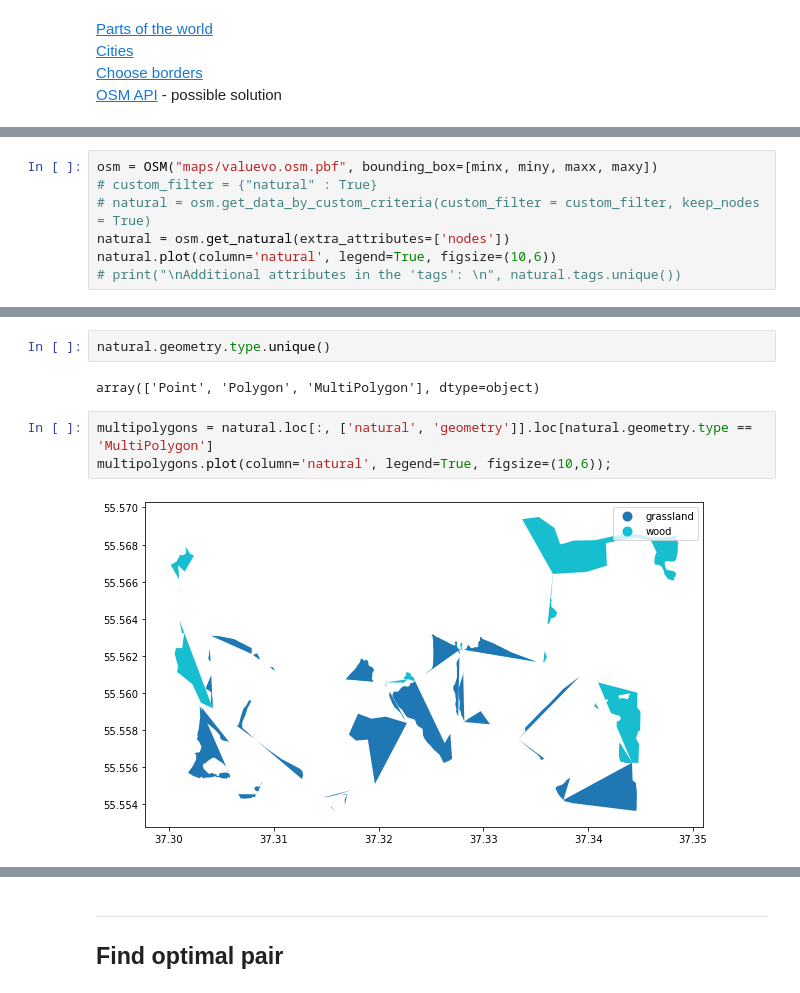
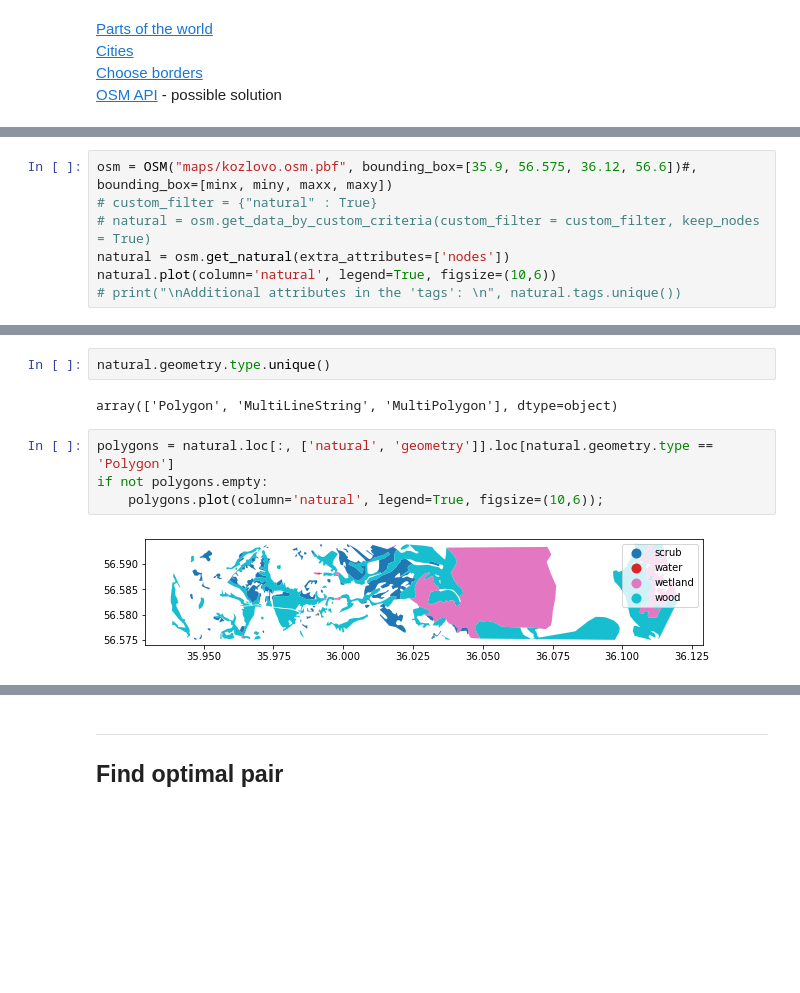
Before and after one commit to Denikozub/Offroad-routing-engine, a Jupyter notebook: Graph.ipynb, the cells around one changed output, grey strips where cells are left out. Saved outputs shown, nothing was run; the diff lists cells and outputs as text; blank space fills up the shorter version.

Commit message:
calculate strings

```diff
--- a/Graph.ipynb
+++ b/Graph.ipynb
@@ -46,7 +46,7 @@ maxy = 55.57
 bbox_width = maxx - minx
 bbox_length = maxy - miny
 # %%
-osm = OSM("maps/valuevo.osm.pbf", bounding_box=[minx, miny, maxx, maxy])
+osm = OSM("maps/kozlovo.osm.pbf", bounding_box=[35.9, 56.575, 36.12, 56.6])#, bounding_box=[minx, miny, maxx, maxy])
 # custom_filter = {"natural" : True}
 # natural = osm.get_data_by_custom_criteria(custom_filter = custom_filter, keep_nodes = True)
 natural = osm.get_natural(extra_attributes=['nodes'])
@@ -64,9 +64,10 @@ natural.tail(2)
 # %%
 natural.geometry.type.unique()
 # %% [output]
-array(['Point', 'Polygon', 'MultiPolygon'], dtype=object)
+array(['Polygon', 'MultiLineString', 'MultiPolygon'], dtype=object)
 # %%
-multipolygons = natural.loc[:, ['natural', 'geometry']].loc[natural.geometry.type == 'MultiPolygon']
-multipolygons.plot(column='natural', legend=True, figsize=(10,6));
+polygons = natural.loc[:, ['natural', 'geometry']].loc[natural.geometry.type == 'Polygon']
+if not polygons.empty:
+    polygons.plot(column='natural', legend=True, figsize=(10,6));
 # %% [output]
-[figure, old version]
+[figure, new version]
```
Also changed, not shown: parts of 24 cells of this notebook, 1 other file.
